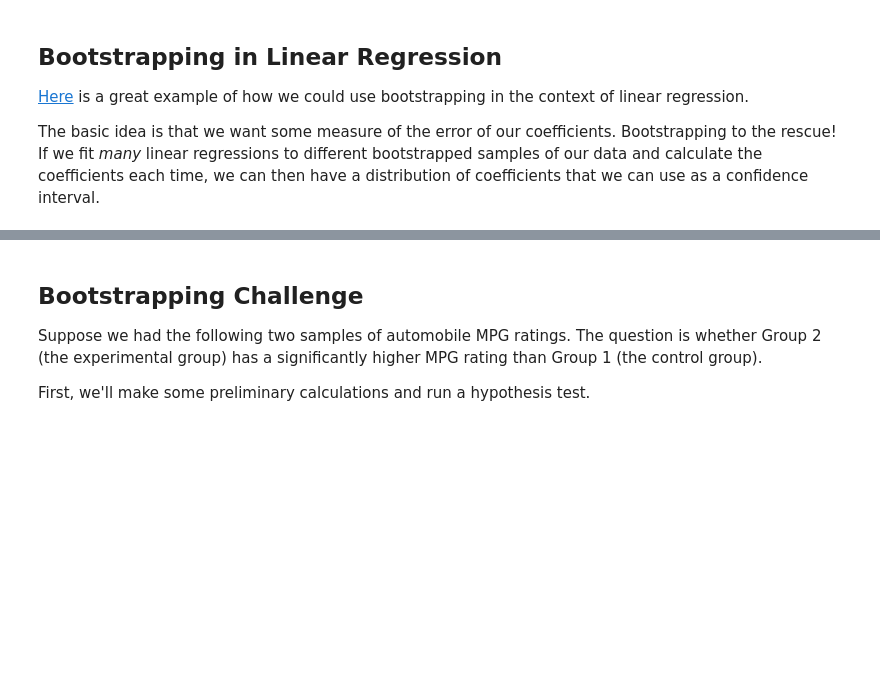
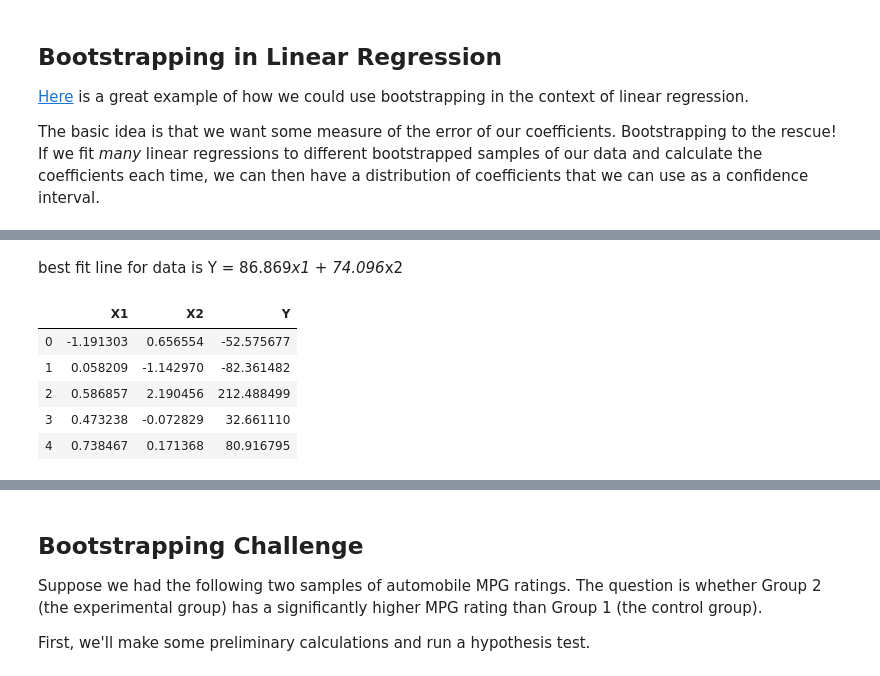
Before and after one commit to sam-thurman/bootstrapping_seattle-ds, a Jupyter notebook: bootstrap.ipynb, the cells around one changed output, grey strips where cells are left out. Drawn from its saved outputs; the diff is of its cells as text; code cells hidden in the pictures; blank space fills up the shorter version.

```diff
--- a/bootstrap.ipynb
+++ b/bootstrap.ipynb
@@ -223,6 +287,16 @@ lr.coef_
+# %% [markdown]
+best fit line for data is Y = 86.869*x1 + 74.096*x2
 # %%
 df = pd.DataFrame(X, columns=('X1', 'X2'))
 df_plus_y = pd.concat([df, pd.Series(Y, name='Y')], axis=1)
+df_plus_y.head()
+# %% [output]
+|  | X1 | X2 | Y |
+| 0 | -1.191303 | 0.656554 | -52.575677 |
+| 1 | 0.058209 | -1.142970 | -82.361482 |
+| 2 | 0.586857 | 2.190456 | 212.488499 |
+| 3 | 0.473238 | -0.072829 | 32.661110 |
+| 4 | 0.738467 | 0.171368 | 80.916795 |
 # %%
 # Now with bootstrapping
 
```
Also changed, not shown: parts of 39 cells of this notebook.
